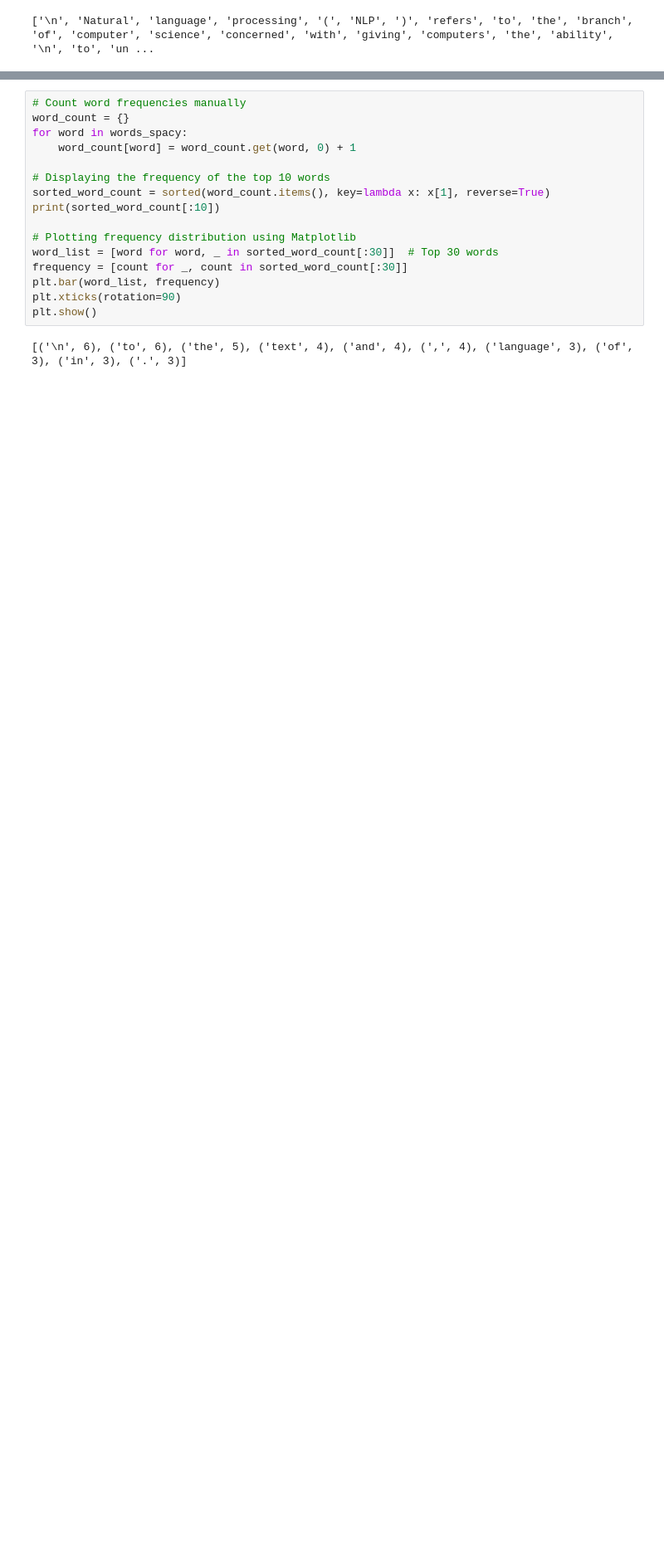
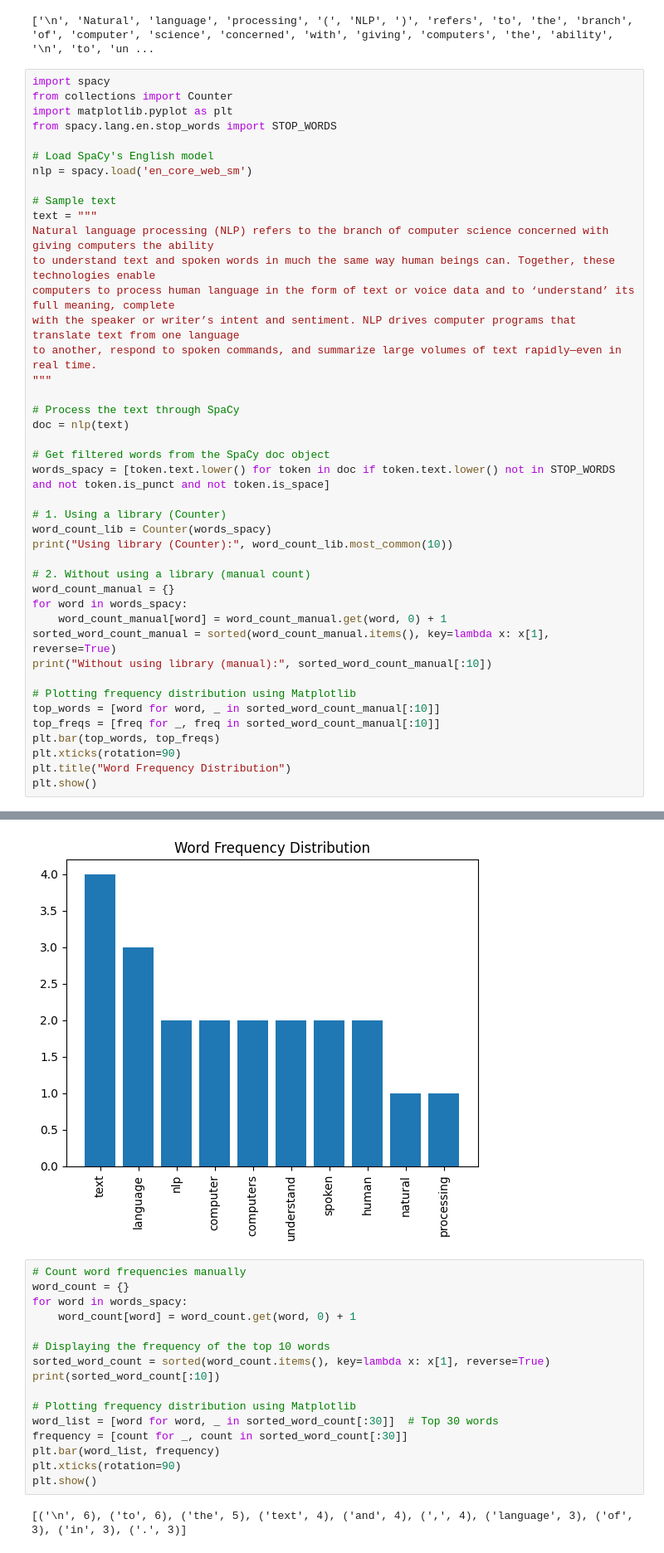
Before and after one commit to Chetan-Patil-52/5th-Sem, a Jupyter notebook: Expt_1_NLP.ipynb, the cells around one changed output, grey strips where cells are left out. Shown at 83% size. Cells and saved outputs as stored; diff of their text form; blank space fills up the shorter version.

```diff
--- a/Expt_1_NLP.ipynb
+++ b/Expt_1_NLP.ipynb
@@ -64,3 +64,46 @@ words_spacy = [token.text for token in doc]
 print(words_spacy)
 # %% [output]
 ['\n', 'Natural', 'language', 'processing', '(', 'NLP', ')', 'refers', 'to', 'the', 'branch', 'of', 'computer', 'science', 'concerned', 'with', 'giving', 'computers', 'the', 'ability', '\n', 'to', 'un ...
+# %%
+import spacy
+from collections import Counter
+import matplotlib.pyplot as plt
+from spacy.lang.en.stop_words import STOP_WORDS
+
+# Load SpaCy's English model
+nlp = spacy.load('en_core_web_sm')
+
+# Sample text
+text = """
+Natural language processing (NLP) refers to the branch of computer science concerned with giving computers the ability
+to understand text and spoken words in much the same way human beings can. Together, these technologies enable
+computers to process human language in the form of text or voice data and to ‘understand’ its full meaning, complete
+with the speaker or writer’s intent and sentiment. NLP drives computer programs that translate text from one language
+to another, respond to spoken commands, and summarize large volumes of text rapidly—even in real time.
+"""
+
+# Process the text through SpaCy
+doc = nlp(text)
+
+# Get filtered words from the SpaCy doc object
+words_spacy = [token.text.lower() for token in doc if token.text.lower() not in STOP_WORDS and not token.is_punct and not token.is_space]
+
+# 1. Using a library (Counter)
+word_count_lib = Counter(words_spacy)
+print("Using library (Counter):", word_count_lib.most_common(10))
+
+# 2. Without using a library (manual count)
+word_count_manual = {}
+for word in words_spacy:
+    word_count_manual[word] = word_count_manual.get(word, 0) + 1
+sorted_word_count_manual = sorted(word_count_manual.items(), key=lambda x: x[1], reverse=True)
+print("Without using library (manual):", sorted_word_count_manual[:10])
+
+# Plotting frequency distribution using Matplotlib
+top_words = [word for word, _ in sorted_word_count_manual[:10]]
+top_freqs = [freq for _, freq in sorted_word_count_manual[:10]]
+plt.bar(top_words, top_freqs)
+plt.xticks(rotation=90)
+plt.title("Word Frequency Distribution")
+plt.show()
+# %% [output]
@@ -67,3 +112,4 @@ print(words_spacy)
+[figure, added]
 # %%
 # Count word frequencies manually
 word_count = {}
```
Also changed, not shown: parts of 8 cells of this notebook.
